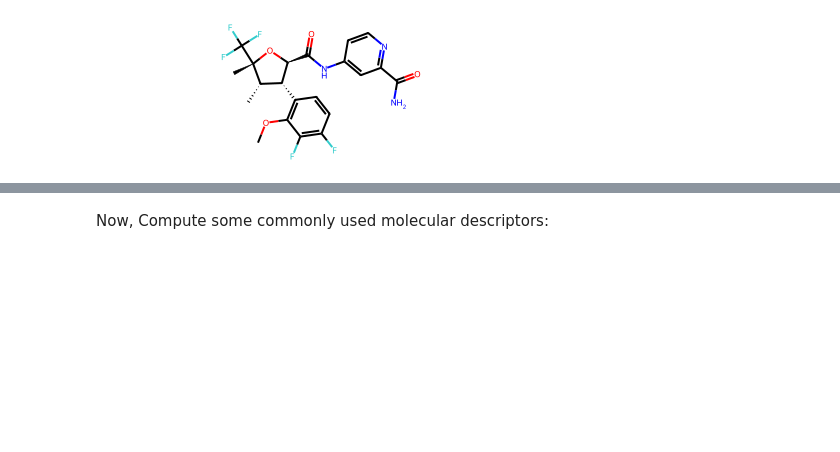
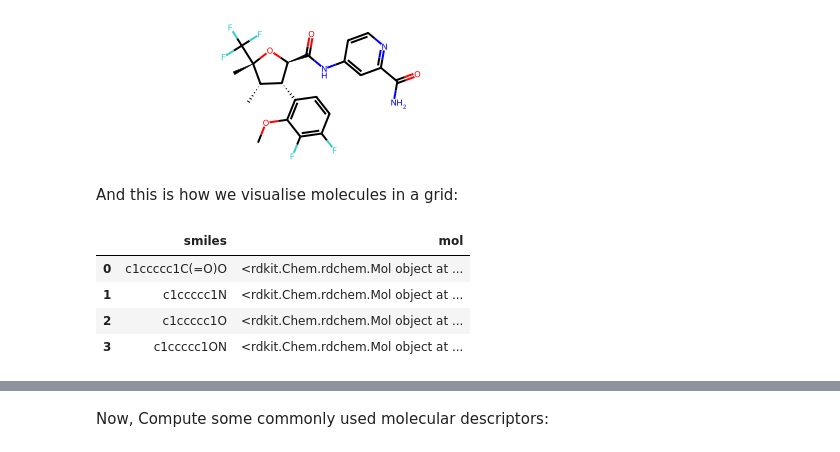
Before and after one commit to ganesh7shahane/useful_cheminformatics, a Jupyter notebook: 1_VisualiseAndComputeDescriptors.ipynb, the cells around one changed output, grey strips where cells are left out. Cells and saved outputs as stored; diff of their text form; code cells hidden in the pictures; blank space fills up the shorter version.

```diff
--- a/1_VisualiseAndComputeDescriptors.ipynb
+++ b/1_VisualiseAndComputeDescriptors.ipynb
@@ -30,3 +30,18 @@ Or simply:
 Chem.MolFromSmiles("C[C@H]1[C@H]([C@@H](O[C@@]1(C)C(F)(F)F)C(=O)NC2=CC(=NC=C2)C(=O)N)C3=C(C(=C(C=C3)F)F)OC")
 # %% [output]
 [figure]
+# %% [markdown]
+And this is how we visualise molecules in a grid:
+# %%
+# First we create some example smiles and put them in a dataframe:
+
+smi = {'smiles': ['c1ccccc1C(=O)O', 'c1ccccc1N', 'c1ccccc1O', 'c1ccccc1ON']}
+da = pd.DataFrame(data=smi)
+da['mol'] = da['smiles'].apply(Chem.MolFromSmiles)
+da
+# %% [output]
+|  | smiles | mol |
+| 0 | c1ccccc1C(=O)O | <rdkit.Chem.rdchem.Mol object at ... |
+| 1 | c1ccccc1N | <rdkit.Chem.rdchem.Mol object at ... |
+| 2 | c1ccccc1O | <rdkit.Chem.rdchem.Mol object at ... |
+| 3 | c1ccccc1ON | <rdkit.Chem.rdchem.Mol object at ... |
```
Also changed, not shown: parts of 1 cell of this notebook.
